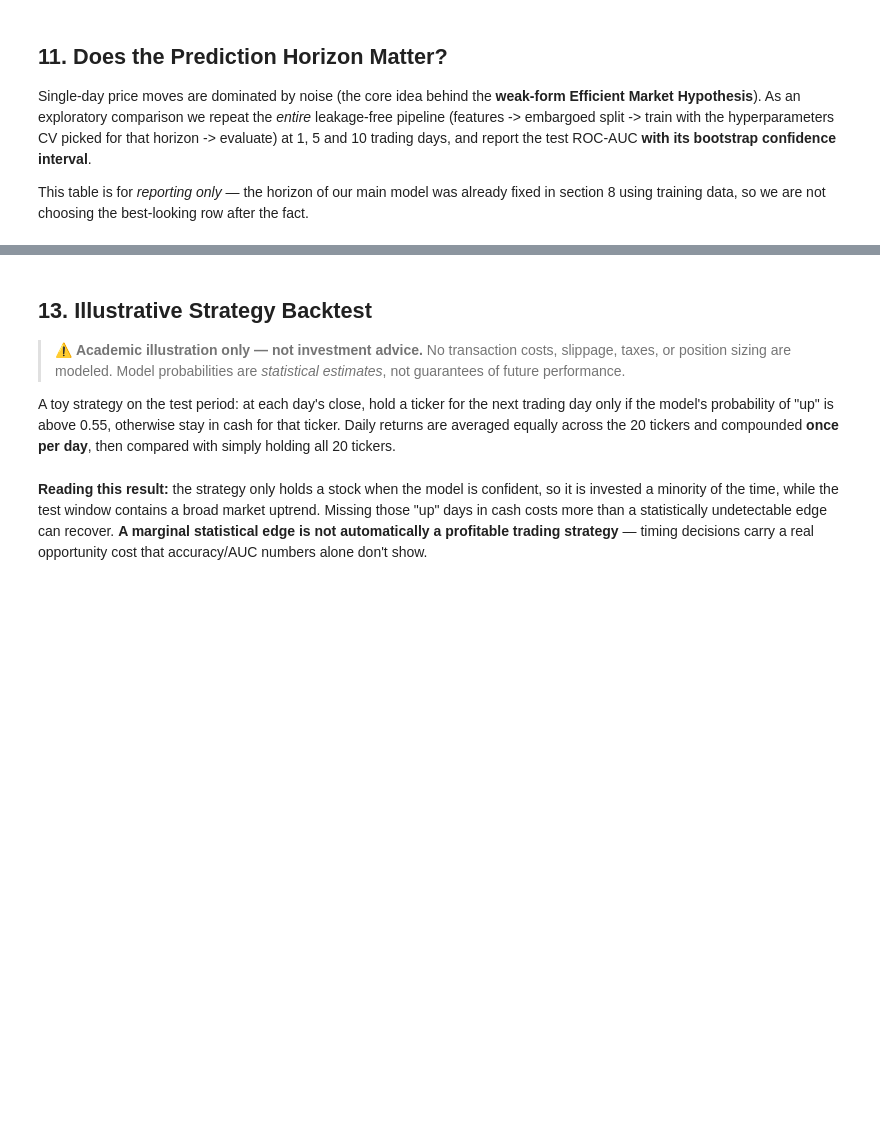
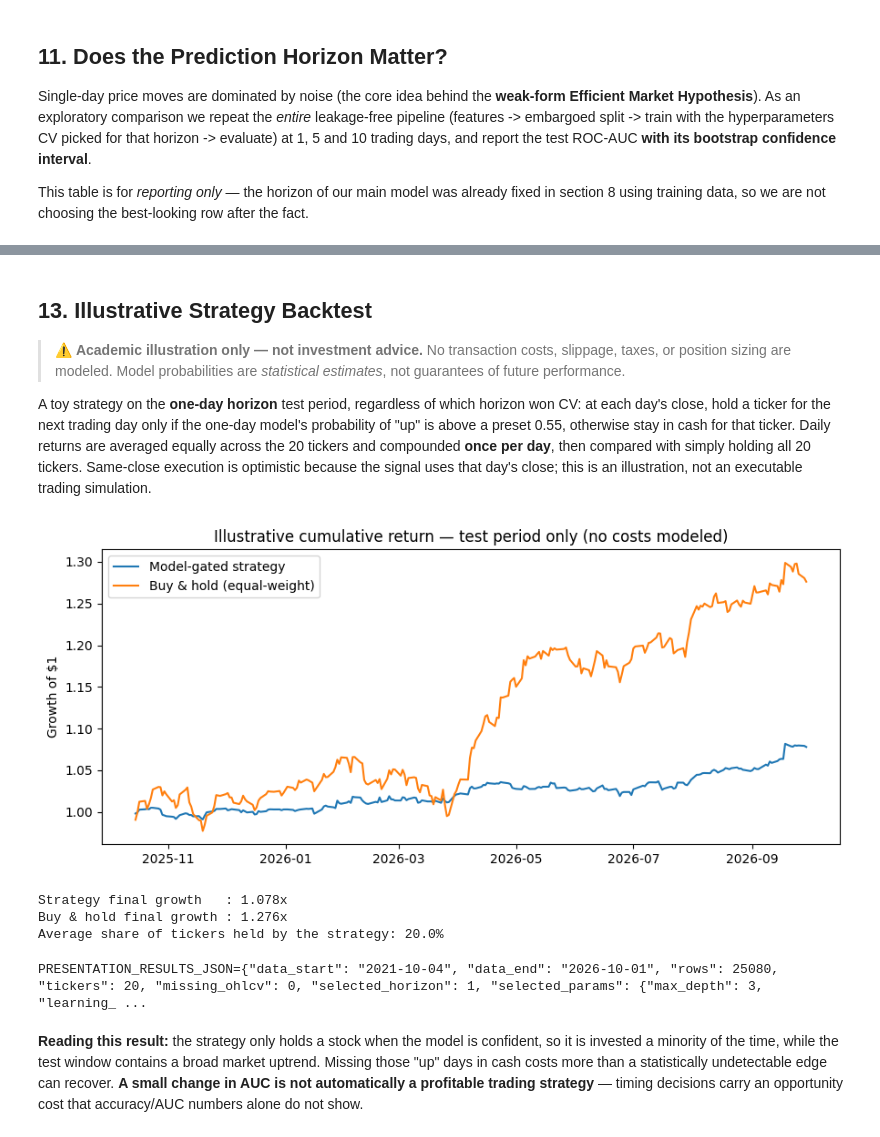
Before and after one commit to txphichatwanich19-rgb/stockscope, a Jupyter notebook: ml/stock_direction_model.ipynb, the cells around one changed output, grey strips where cells are left out. Drawn from its saved outputs; the diff is of its cells as text; code cells hidden in the pictures; blank space fills up the shorter version.

```diff
--- a/ml/stock_direction_model.ipynb
+++ b/ml/stock_direction_model.ipynb
@@ -149,7 +199,10 @@ def rsi(s, period=14):
     avg_gain = gain.ewm(alpha=1/period, adjust=False).mean()
     avg_loss = loss.ewm(alpha=1/period, adjust=False).mean()
     rs = avg_gain / avg_loss.replace(0, np.nan)
-    return (100 - 100/(1+rs)).fillna(50)
+    value = 100 - 100 / (1 + rs)
+    value = value.mask((avg_loss == 0) & (avg_gain > 0), 100)
+    value = value.mask((avg_loss == 0) & (avg_gain == 0), 50)
+    return value.fillna(50)
 
 def macd_hist_line(s, fast=12, slow=26, signal=9):
     macd_line = ema(s, fast) - ema(s, slow)
@@ -181,6 +234,7 @@ def make_features(g, horizon):
     # Label uses ONLY future price (never fed back as a feature) — see section 6.
     # The last `horizon` rows have no future price, so their label must be NaN (not 0).
     future_close = close.shift(-horizon)
+    g["target_date"] = g["Date"].shift(-horizon)
     g["label_up"] = (future_close > close).astype(float).where(future_close.notna())
     return g
 
@@ -221,10 +274,8 @@ training set (a purge/embargo gap), so no training label overlaps the test windo
 # %%
 HORIZONS = [1, 5, 10]          # trading days ahead
-N_TICKERS = len(TICKERS)
 
 def prepare(h):
     # Features + label for horizon h, sorted chronologically (Date, then Ticker).
-    # Sorting by date matters: TimeSeriesSplit assumes rows are in time order.
     d = build_feature_frame(full, h)
     d = d.dropna(subset=FEATURES + ["label_up"]).copy()
     d["label_up"] = d["label_up"].astype(int)
@@ -234,9 +285,10 @@ def time_split(d, h, test_frac=0.2):
     dates = np.array(sorted(d["Date"].unique()))
     cut_i = int(len(dates) * (1 - test_frac))
     cutoff = dates[cut_i]
-    train_end = dates[cut_i - h - 1]       # embargo: labels of train rows must not reach the test period
-    train = d[d["Date"] <= train_end]
+    train = d[(d["Date"] < cutoff) & (d["target_date"] < cutoff)]
     test = d[d["Date"] >= cutoff]
+    train_end = train["Date"].max()
+    assert train["target_date"].max() < test["Date"].min()
     return train, test, cutoff, train_end
 
 data_h = {h: prepare(h) for h in HORIZONS}
@@ -275,14 +332,20 @@ GRID = [
 ]
 
 def cv_auc(train, h, params):
-    X, y = train[FEATURES], train["label_up"]
-    tscv = TimeSeriesSplit(n_splits=4, gap=h * N_TICKERS)
+    dates = np.array(sorted(train["Date"].unique()))
+    tscv = TimeSeriesSplit(n_splits=4)
     aucs = []
-    for tr_idx, va_idx in tscv.split(X):
+    for date_tr_idx, date_va_idx in tscv.split(dates):
+        validation_start = dates[date_va_idx[0]]
+        fold_train = train[(train["Date"].isin(dates[date_tr_idx])) &
+                           (train["target_date"] < validation_start)]
+        fold_val = train[train["Date"].isin(dates[date_va_idx])]
+        assert fold_train["target_date"].max() < fold_val["Date"].min()
         m = XGBClassifier(**params, subsample=0.8, colsample_bytree=0.8,
                           eval_metric="logloss", random_state=RANDOM_STATE)
-        m.fit(X.iloc[tr_idx], y.iloc[tr_idx])
-        aucs.append(roc_auc_score(y.iloc[va_idx], m.predict_proba(X.iloc[va_idx])[:, 1]))
+        m.fit(fold_train[FEATURES], fold_train["label_up"])
+        aucs.append(roc_auc_score(fold_val["label_up"],
+                                  m.predict_proba(fold_val[FEATURES])[:, 1]))
     return float(np.mean(aucs))
 
 cv_rows = []
@@ -425,12 +514,14 @@ This table is for *reporting only* — the horizon of our main model was already
 section 8 using training data, so we are not choosing the best-looking row after the fact.
 # %%
 horizon_rows = []
+horizon_models = {}
 for h in HORIZONS:
     tr, te, c, _ = splits[h]
     prm = {k: v for k, v in best_by_h[h].items() if k != "cv_auc"}
     m = XGBClassifier(**prm, subsample=0.8, colsample_bytree=0.8,
                       eval_metric="logloss", random_state=RANDOM_STATE)
     m.fit(tr[FEATURES], tr["label_up"])
+    horizon_models[h] = m
     pr = m.predict_proba(te[FEATURES])[:, 1]
     yt = te["label_up"].values
     lo, hi = block_bootstrap_auc(te["Date"].values, yt, pr)
@@ -483,39 +584,70 @@ shap.summary_plot(shap_values, X_test, show=True)
 > taxes, or position sizing are modeled. Model probabilities are *statistical estimates*, not
 > guarantees of future performance.
 
-A toy strategy on the test period: at each day's close, hold a ticker for the next trading day
-only if the model's probability of "up" is above 0.55, otherwise stay in cash for that ticker.
+A toy strategy on the **one-day horizon** test period, regardless of which horizon won CV:
+at each day's close, hold a ticker for the next trading day only if the one-day model's
+probability of "up" is above a preset 0.55, otherwise stay in cash for that ticker.
 Daily returns are averaged equally across the 20 tickers and compounded **once per day**, then
-compared with simply holding all 20 tickers.
+compared with simply holding all 20 tickers. Same-close execution is optimistic because the
+signal uses that day's close; this is an illustration, not an executable trading simulation.
 # %%
-bt = test.copy()
-bt["proba_up"] = xgb_model.predict_proba(X_test)[:, 1]
+bt = splits[1][1].copy()
+bt["proba_up"] = horizon_models[1].predict_proba(bt[FEATURES])[:, 1]
 # Next-day return per ticker (rows are sorted by date within each ticker)
 bt["fwd_ret_1d"] = bt.groupby("Ticker")["Close"].transform(lambda s: s.shift(-1) / s - 1)
 bt = bt.dropna(subset=["fwd_ret_1d"])
 
 bt["position"] = (bt["proba_up"] > 0.55).astype(float)
 bt["strategy_ret"] = bt["position"] * bt["fwd_ret_1d"]
 
 strategy_cum = (1 + bt.groupby("Date")["strategy_ret"].mean()).cumprod()
 holdall_cum = (1 + bt.groupby("Date")["fwd_ret_1d"].mean()).cumprod()
 
 fig, ax = plt.subplots(figsize=(9, 4))
 ax.plot(strategy_cum.index, strategy_cum.values, label="Model-gated strategy")
 ax.plot(holdall_cum.index, holdall_cum.values, label="Buy & hold (equal-weight)")
 ax.set_title("Illustrative cumulative return — test period only (no costs modeled)")
 ax.set_ylabel("Growth of $1"); ax.legend()
 plt.tight_layout(); plt.show()
 
 print(f"Strategy final growth   : {strategy_cum.iloc[-1]:.3f}x")
 print(f"Buy & hold final growth : {holdall_cum.iloc[-1]:.3f}x")
 print(f"Average share of tickers held by the strategy: {bt['position'].mean():.1%}")
+# %% [output]
+[figure, added]
+Strategy final growth   : 1.078x
+Buy & hold final growth : 1.276x
+Average share of tickers held by the strategy: 20.0%
+# %%
+# Machine-readable audit snapshot for updating the presentation.
+import json
+presentation_results = {
+    "data_start": str(full["Date"].min().date()),
+    "data_end": str(full["Date"].max().date()),
+    "rows": int(len(full)),
+    "tickers": int(full["Ticker"].nunique()),
+    "missing_ohlcv": int(full[["Open", "High", "Low", "Close", "Volume"]].isna().sum().sum()),
+    "selected_horizon": int(HORIZON),
+    "selected_params": best_params,
+    "cv": json.loads(cv_df.to_json(orient="records")),
+    "splits": [dict(r, train_end=str(r["train_end"]), test_start=str(r["test_start"]))
+               for r in rows],
+    "models": json.loads(results_df.drop(columns=["ci_low", "ci_high"]).to_json(orient="records")),
+    "horizons": json.loads(horizon_df.to_json(orient="records")),
+    "importance": {k: float(v) for k, v in importances.items()},
+    "strategy_growth": float(strategy_cum.iloc[-1]),
+    "hold_growth": float(holdall_cum.iloc[-1]),
+    "share_held": float(bt["position"].mean()),
+}
+print("PRESENTATION_RESULTS_JSON=" + json.dumps(presentation_results, ensure_ascii=False, default=str))
+# %% [output]
+PRESENTATION_RESULTS_JSON={"data_start": "2021-10-04", "data_end": "2026-10-01", "rows": 25080, "tickers": 20, "missing_ohlcv": 0, "selected_horizon": 1, "selected_params": {"max_depth": 3, "learning_ ...
 # %% [markdown]
 **Reading this result:** the strategy only holds a stock when the model is confident, so it is
 invested a minority of the time, while the test window contains a broad market uptrend. Missing
 those "up" days in cash costs more than a statistically undetectable edge can recover.
-**A marginal statistical edge is not automatically a profitable trading strategy** — timing
-decisions carry a real opportunity cost that accuracy/AUC numbers alone don't show.
+**A small change in AUC is not automatically a profitable trading strategy** — timing
+decisions carry an opportunity cost that accuracy/AUC numbers alone do not show.
 # %% [markdown]
 ## 14. Limitations
 
```
Also changed, not shown: parts of 22 cells of this notebook, 4 other files.
